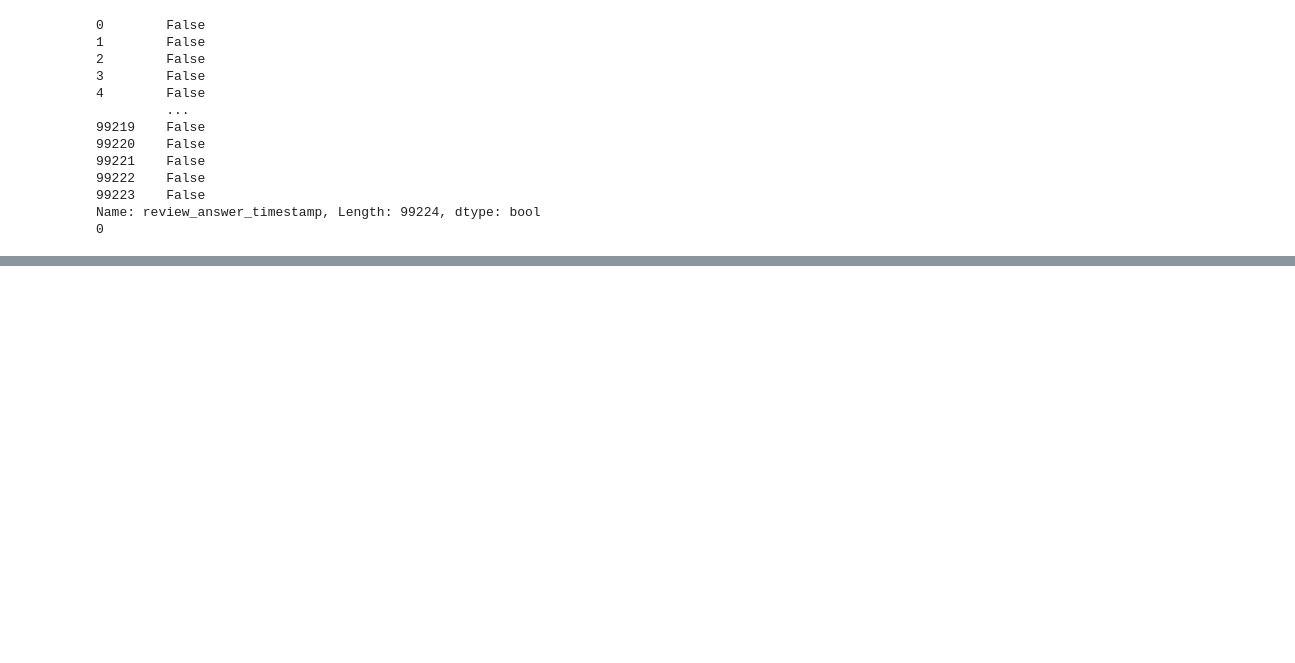
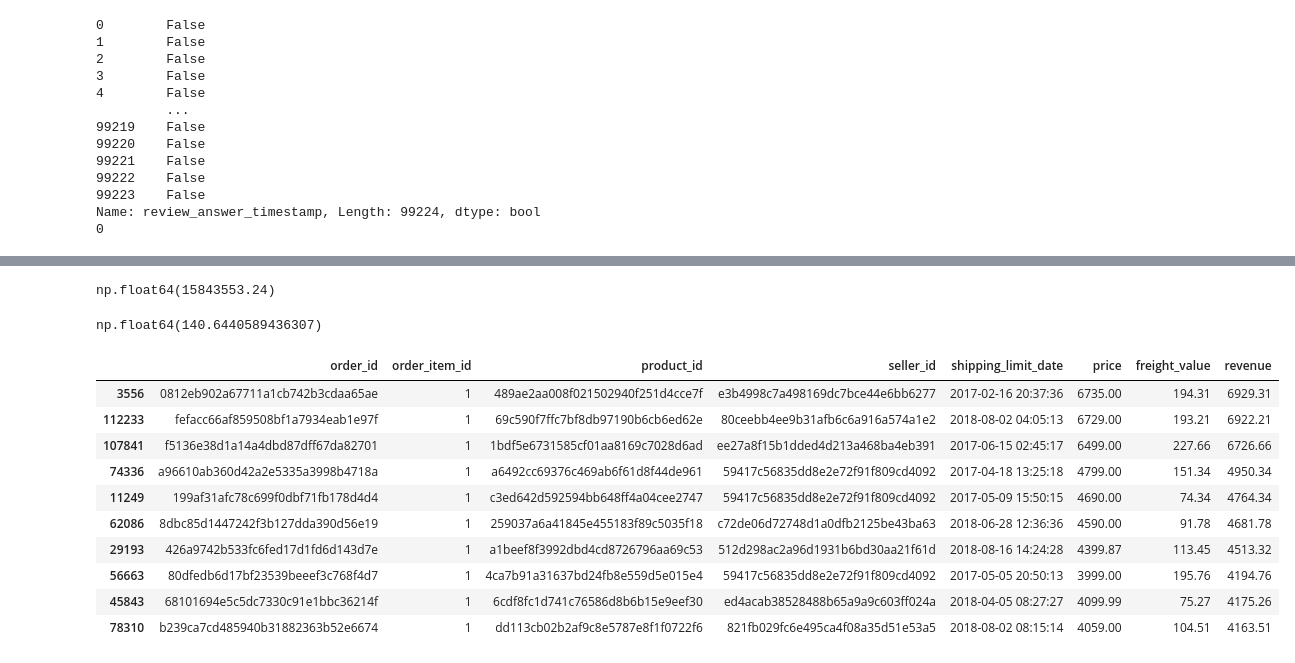
Before and after one commit to SanjayAkash67/Pandas-learning-projects, a Jupyter notebook: 10_Final_pandas_analysis_project/notebook.ipynb, the cells around one changed output, grey strips where cells are left out. Cells and saved outputs as stored; diff of their text form; code cells hidden in the pictures; blank space fills up the shorter version.

```diff
--- a/10_Final_pandas_analysis_project/notebook.ipynb
+++ b/10_Final_pandas_analysis_project/notebook.ipynb
@@ -1084,0 +1354,30 @@ print(order_reviews["review_answer_timestamp"].nunique())
+# %%
+order_items["revenue"] = (
+    order_items["price"] +
+    order_items["freight_value"]
+)
+# %%
+order_items["revenue"].sum()
+# %% [output]
+np.float64(15843553.24)
+# %%
+order_items["revenue"].mean()
+# %% [output]
+np.float64(140.6440589436307)
+# %%
+order_items.nlargest(
+    10,
+    "revenue"
+)
+# %% [output]
+|  | order_id | order_item_id | product_id | seller_id | shipping_limit_date | price | freight_value | revenue |
+| 3556 | 0812eb902a67711a1cb742b3cdaa65ae | 1 | 489ae2aa008f021502940f251d4cce7f | e3b4998c7a498169dc7bce44e6bb6277 | 2017-02-16 20:37:36 | 6735.00 | 194.31 | 6929.31 |
+| 112233 | fefacc66af859508bf1a7934eab1e97f | 1 | 69c590f7ffc7bf8db97190b6cb6ed62e | 80ceebb4ee9b31afb6c6a916a574a1e2 | 2018-08-02 04:05:13 | 6729.00 | 193.21 | 6922.21 |
+| 107841 | f5136e38d1a14a4dbd87dff67da82701 | 1 | 1bdf5e6731585cf01aa8169c7028d6ad | ee27a8f15b1dded4d213a468ba4eb391 | 2017-06-15 02:45:17 | 6499.00 | 227.66 | 6726.66 |
+| 74336 | a96610ab360d42a2e5335a3998b4718a | 1 | a6492cc69376c469ab6f61d8f44de961 | 59417c56835dd8e2e72f91f809cd4092 | 2017-04-18 13:25:18 | 4799.00 | 151.34 | 4950.34 |
+| 11249 | 199af31afc78c699f0dbf71fb178d4d4 | 1 | c3ed642d592594bb648ff4a04cee2747 | 59417c56835dd8e2e72f91f809cd4092 | 2017-05-09 15:50:15 | 4690.00 | 74.34 | 4764.34 |
+| 62086 | 8dbc85d1447242f3b127dda390d56e19 | 1 | 259037a6a41845e455183f89c5035f18 | c72de06d72748d1a0dfb2125be43ba63 | 2018-06-28 12:36:36 | 4590.00 | 91.78 | 4681.78 |
+| 29193 | 426a9742b533fc6fed17d1fd6d143d7e | 1 | a1beef8f3992dbd4cd8726796aa69c53 | 512d298ac2a96d1931b6bd30aa21f61d | 2018-08-16 14:24:28 | 4399.87 | 113.45 | 4513.32 |
+| 56663 | 80dfedb6d17bf23539beeef3c768f4d7 | 1 | 4ca7b91a31637bd24fb8e559d5e015e4 | 59417c56835dd8e2e72f91f809cd4092 | 2017-05-05 20:50:13 | 3999.00 | 195.76 | 4194.76 |
+| 45843 | 68101694e5c5dc7330c91e1bbc36214f | 1 | 6cdf8fc1d741c76586d8b6b15e9eef30 | ed4acab38528488b65a9a9c603ff024a | 2018-04-05 08:27:27 | 4099.99 | 75.27 | 4175.26 |
+| 78310 | b239ca7cd485940b31882363b52e6674 | 1 | dd113cb02b2af9c8e5787e8f1f0722f6 | 821fb029fc6e495ca4f08a35d51e53a5 | 2018-08-02 08:15:14 | 4059.00 | 104.51 | 4163.51 |
```
Also changed, not shown: parts of 42 cells of this notebook, 7 other files.
